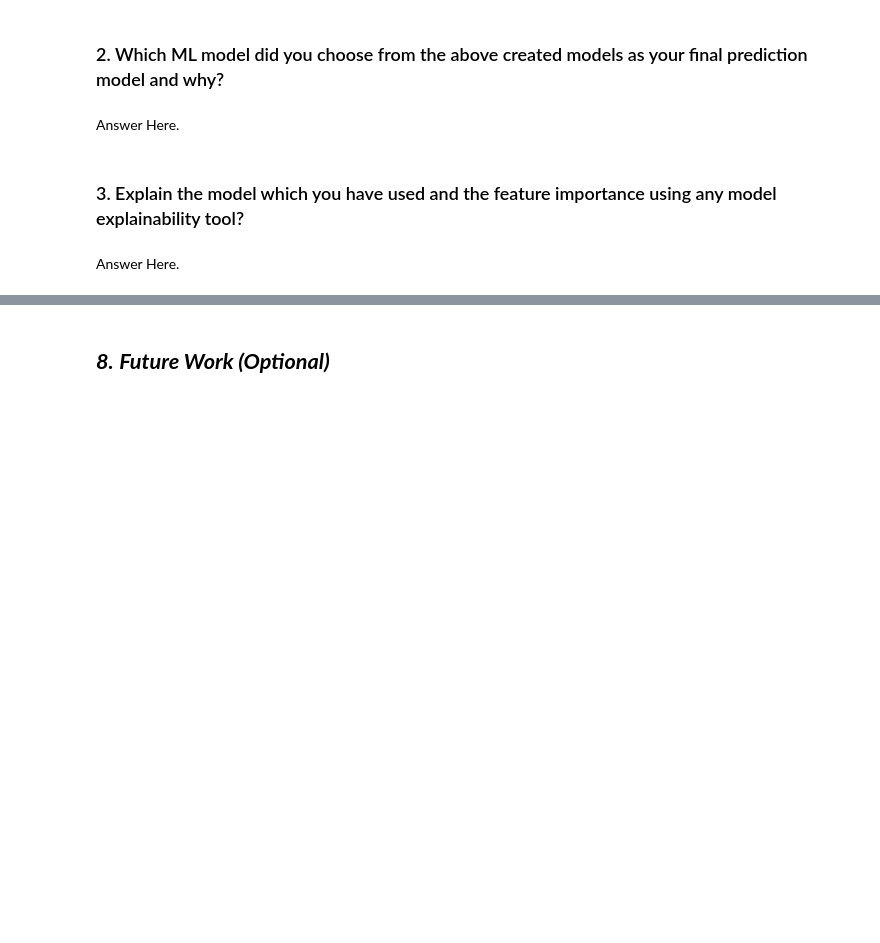
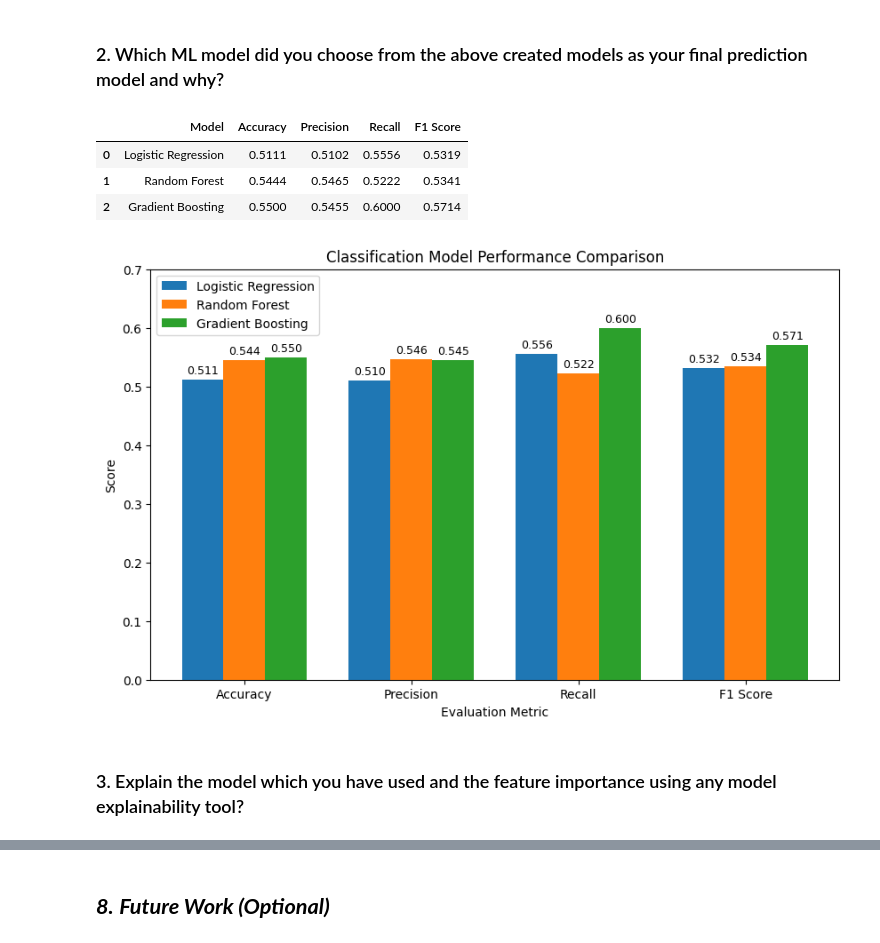
Before and after one commit to Sagarjain93/Machine-Learning-Portfolio, a Jupyter notebook: 01_End_to_End/Travel_MLops_Capstone/notebooks/02_Gender_Classification.ipynb, the cells around one changed output, grey strips where cells are left out. Cells and saved outputs as stored; diff of their text form; code cells hidden in the pictures; blank space fills up the shorter version.

```diff
--- a/01_End_to_End/Travel_MLops_Capstone/notebooks/02_Gender_Classification.ipynb
+++ b/01_End_to_End/Travel_MLops_Capstone/notebooks/02_Gender_Classification.ipynb
@@ -3442,8 +3741,79 @@ Answer Here.
 # %% [markdown]
 ### 2. Which ML model did you choose from the above created models as your final prediction model and why?
-# %% [markdown]
-Answer Here.
+# %%
+# Compare all classification models
+
+classification_model_comparison = pd.DataFrame({
+    'Model': [
+        'Logistic Regression',
+        'Random Forest',
+        'Gradient Boosting'
+    ],
+    'Accuracy': [
+        0.5111,
+        0.5444,
+        0.5500
+    ],
+    'Precision': [
+        0.5102,
+        0.5465,
+        0.5455
+    ],
+    'Recall': [
+        0.5556,
+        0.5222,
+        0.6000
+    ],
+    'F1 Score': [
+        0.5319,
+        0.5341,
+        0.5714
+    ]
+})
+
+classification_model_comparison
+# %% [output]
+|  | Model | Accuracy | Precision | Recall | F1 Score |
+| 0 | Logistic Regression | 0.5111 | 0.5102 | 0.5556 | 0.5319 |
+| 1 | Random Forest | 0.5444 | 0.5465 | 0.5222 | 0.5341 |
+| 2 | Gradient Boosting | 0.5500 | 0.5455 | 0.6000 | 0.5714 |
+# %%
+# Visual comparison of classification models
+
+metrics = ['Accuracy', 'Precision', 'Recall', 'F1 Score']
+
+x = np.arange(len(metrics))
+width = 0.25
+
+plt.figure(figsize=(10, 6))
+
+for i, row in classification_model_comparison.iterrows():
+    values = row[metrics].values.astype(float)
+
+    bars = plt.bar(
+        x + (i - 1) * width,
+        values,
+        width,
+        label=row['Model']
+    )
+
+    for bar in bars:
+        plt.text(
+            bar.get_x() + bar.get_width() / 2,
+            bar.get_height() + 0.01,
+            f'{bar.get_height():.3f}',
+            ha='center',
+            fontsize=9
+        )
+
+plt.xlabel('Evaluation Metric')
+plt.ylabel('Score')
+plt.title('Classification Model Performance Comparison')
+plt.xticks(x, metrics)
+plt.ylim(0, 0.7)
+plt.legend()
+plt.show()
+# %% [output]
+[figure, added]
 # %% [markdown]
 ### 3. Explain the model which you have used and the feature importance using any model explainability tool?
-# %% [markdown]
-Answer Here.
```
Also changed, not shown: parts of 24 cells of this notebook.
